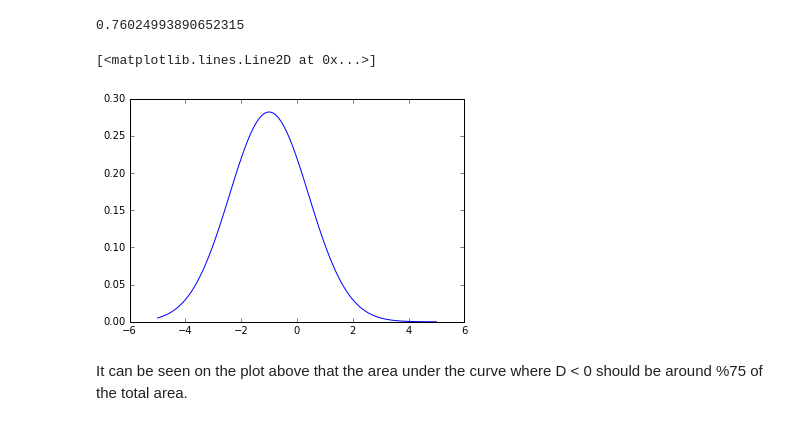
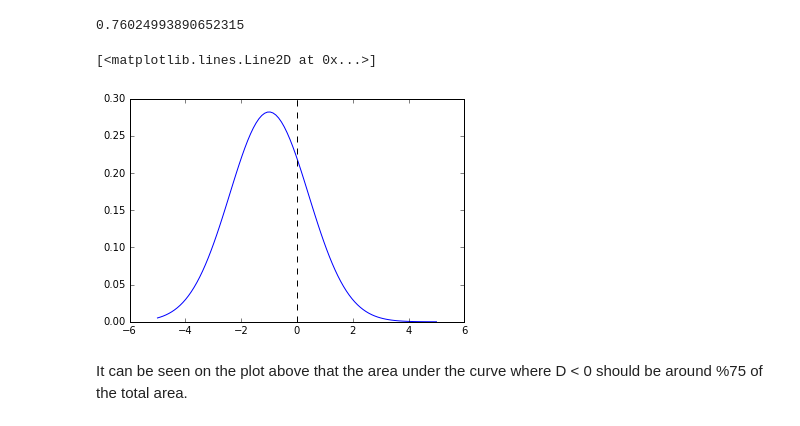
Before and after one commit to idilgun/notes, a Jupyter notebook: swe582/SWE582 TakeHome 2016.ipynb, the cells around one changed output. Saved outputs shown, nothing was run; the diff lists cells and outputs as text; code cells hidden in the pictures.

```diff
--- a/swe582/SWE582 TakeHome 2016.ipynb
+++ b/swe582/SWE582 TakeHome 2016.ipynb
@@ -313,9 +418,10 @@ import scipy
 # %%
 from scipy.stats import norm
 x = np.linspace(-5, 5, 100)
 plt.plot(x,norm.pdf(x, mu, sigma))
+plt.plot([0, 0], [0, 0.3], 'k--', lw=1)
 # %% [output]
 [<matplotlib.lines.Line2D at 0x...>]
-[figure, old version]
+[figure, new version]
 # %% [markdown]
 It can be seen on the plot above that the area under the curve where D < 0 should be around %75 of the total area.
```
Also changed, not shown: parts of 12 cells of this notebook.
